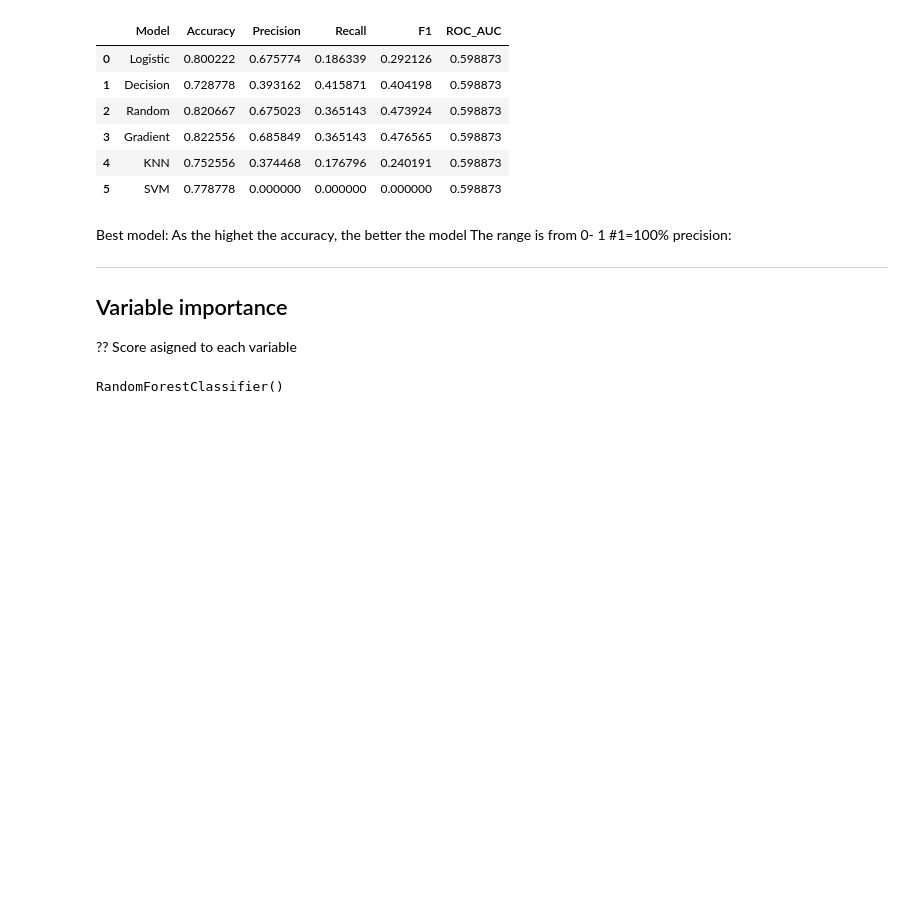
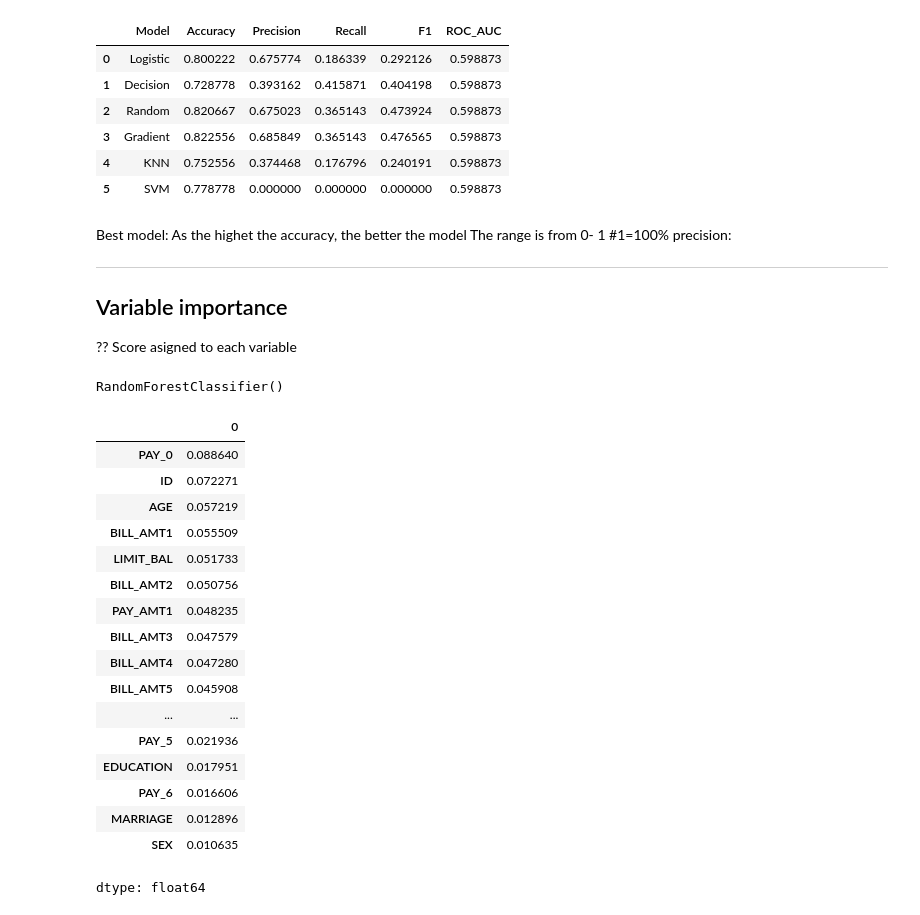
Before and after one commit to Jackson-Tech1/alx_be_python, a Jupyter notebook: UR_Class.ipynb, the cells around one changed output. Saved outputs shown, nothing was run; the diff lists cells and outputs as text; code cells hidden in the pictures; blank space fills up the shorter version.

```diff
--- a/UR_Class.ipynb
+++ b/UR_Class.ipynb
@@ -769,6 +769,29 @@ RFC=RandomForestClassifier()
 RFC.fit(X_train, Y_train)
 # %% [output]
 RandomForestClassifier()
+# %%
+RFC.fit(X_train, Y_train)
+importance = pd.Series(RFC.feature_importances_, index=X_train.columns)
+importance.sort_values(ascending=False)
+# %% [output]
+|  | 0 |
+| PAY_0 | 0.088640 |
+| ID | 0.072271 |
+| AGE | 0.057219 |
+| BILL_AMT1 | 0.055509 |
+| LIMIT_BAL | 0.051733 |
+| BILL_AMT2 | 0.050756 |
+| PAY_AMT1 | 0.048235 |
+| BILL_AMT3 | 0.047579 |
+| BILL_AMT4 | 0.047280 |
+| BILL_AMT5 | 0.045908 |
+| ... | ... |
+| PAY_5 | 0.021936 |
+| EDUCATION | 0.017951 |
+| PAY_6 | 0.016606 |
+| MARRIAGE | 0.012896 |
+| SEX | 0.010635 |
+dtype: float64
 # %%
 RFC.fit(X_train, Y_train)
 importance = pd.Series(RFC.feature_importances_, index=X_train.columns)
```
Also changed, not shown: parts of 1 cell of this notebook.
